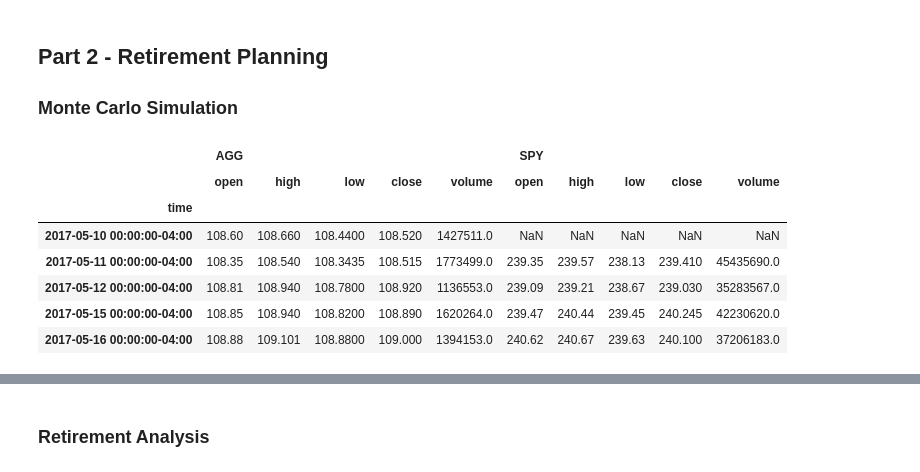
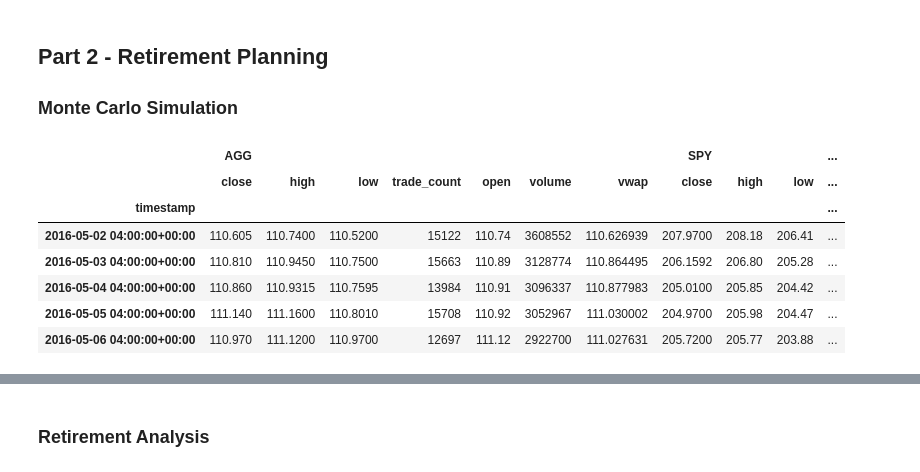
Before and after one commit to AnvithaChaluvadi/Financial-Planning_Module5Challenge, a Jupyter notebook: financial-planner.ipynb, the cells around one changed output, grey strips where cells are left out. Cells and saved outputs as stored; diff of their text form; code cells hidden in the pictures.

```diff
--- a/financial-planner.ipynb
+++ b/financial-planner.ipynb
@@ -191,25 +191,38 @@ Congratulations! You have enough money in your emergency fund.
 start_date = pd.Timestamp('2016-05-01', tz='America/New_York').isoformat()
 end_date = pd.Timestamp('2021-05-01', tz='America/New_York').isoformat()
 # %%
+# Set the tickers
+ticker = ["AGG","SPY"]
+
+# Set timeframe to "1Day" for Alpaca API
+timeframe = "1Day"
+
 # Get 5 years' worth of historical data for SPY and AGG
-# YOUR CODE HERE!
+df_stock_data = alpaca.get_bars(
+ticker,
+timeframe,
+start = start_date,
+end=end_date
+
+).df
 
 # Reorganize the DataFrame
 # Separate ticker data
-# YOUR CODE HERE!
+AGG = df_stock_data[df_stock_data['symbol']=='AGG'].drop('symbol',axis=1)
+SPY = df_stock_data[df_stock_data['symbol']=='SPY'].drop('symbol',axis=1)
 
 
 # Concatenate the ticker DataFrames
-# YOUR CODE HERE!
+df_stock_data = pd.concat([AGG,SPY],axis=1,keys=['AGG','SPY'])
 
 # Display sample data
 df_stock_data.head()
 # %% [output]
-|  | AGG |  |  |  |  | SPY |  |  |  |  |
-|  | open | high | low | close | volume | open | high | low | close | volume |
-| time |  |  |  |  |  |  |  |  |  |  |
-| 2017-05-10 00:00:00-04:00 | 108.60 | 108.660 | 108.4400 | 108.520 | 1427511.0 | NaN | NaN | NaN | NaN | NaN |
-| 2017-05-11 00:00:00-04:00 | 108.35 | 108.540 | 108.3435 | 108.515 | 1773499.0 | 239.35 | 239.57 | 238.13 | 239.410 | 45435690.0 |
-| 2017-05-12 00:00:00-04:00 | 108.81 | 108.940 | 108.7800 | 108.920 | 1136553.0 | 239.09 | 239.21 | 238.67 | 239.030 | 35283567.0 |
-| 2017-05-15 00:00:00-04:00 | 108.85 | 108.940 | 108.8200 | 108.890 | 1620264.0 | 239.47 | 240.44 | 239.45 | 240.245 | 42230620.0 |
-| 2017-05-16 00:00:00-04:00 | 108.88 | 109.101 | 108.8800 | 109.000 | 1394153.0 | 240.62 | 240.67 | 239.63 | 240.100 | 37206183.0 |
+|  | AGG |  |  |  |  |  |  | SPY |  |  | ... |
+|  | close | high | low | trade_count | open | volume | vwap | close | high | low | ... |
+| timestamp |  |  |  |  |  |  |  |  |  |  | ... |
+| 2016-05-02 04:00:00+00:00 | 110.605 | 110.7400 | 110.5200 | 15122 | 110.74 | 3608552 | 110.626939 | 207.9700 | 208.18 | 206.41 | ... |
+| 2016-05-03 04:00:00+00:00 | 110.810 | 110.9450 | 110.7500 | 15663 | 110.89 | 3128774 | 110.864495 | 206.1592 | 206.80 | 205.28 | ... |
+| 2016-05-04 04:00:00+00:00 | 110.860 | 110.9315 | 110.7595 | 13984 | 110.91 | 3096337 | 110.877983 | 205.0100 | 205.85 | 204.42 | ... |
+| 2016-05-05 04:00:00+00:00 | 111.140 | 111.1600 | 110.8010 | 15708 | 110.92 | 3052967 | 111.030002 | 204.9700 | 205.98 | 204.47 | ... |
+| 2016-05-06 04:00:00+00:00 | 110.970 | 111.1200 | 110.9700 | 12697 | 111.12 | 2922700 | 111.027631 | 205.7200 | 205.77 | 203.88 | ... |
```
Also changed, not shown: parts of 24 cells of this notebook.
